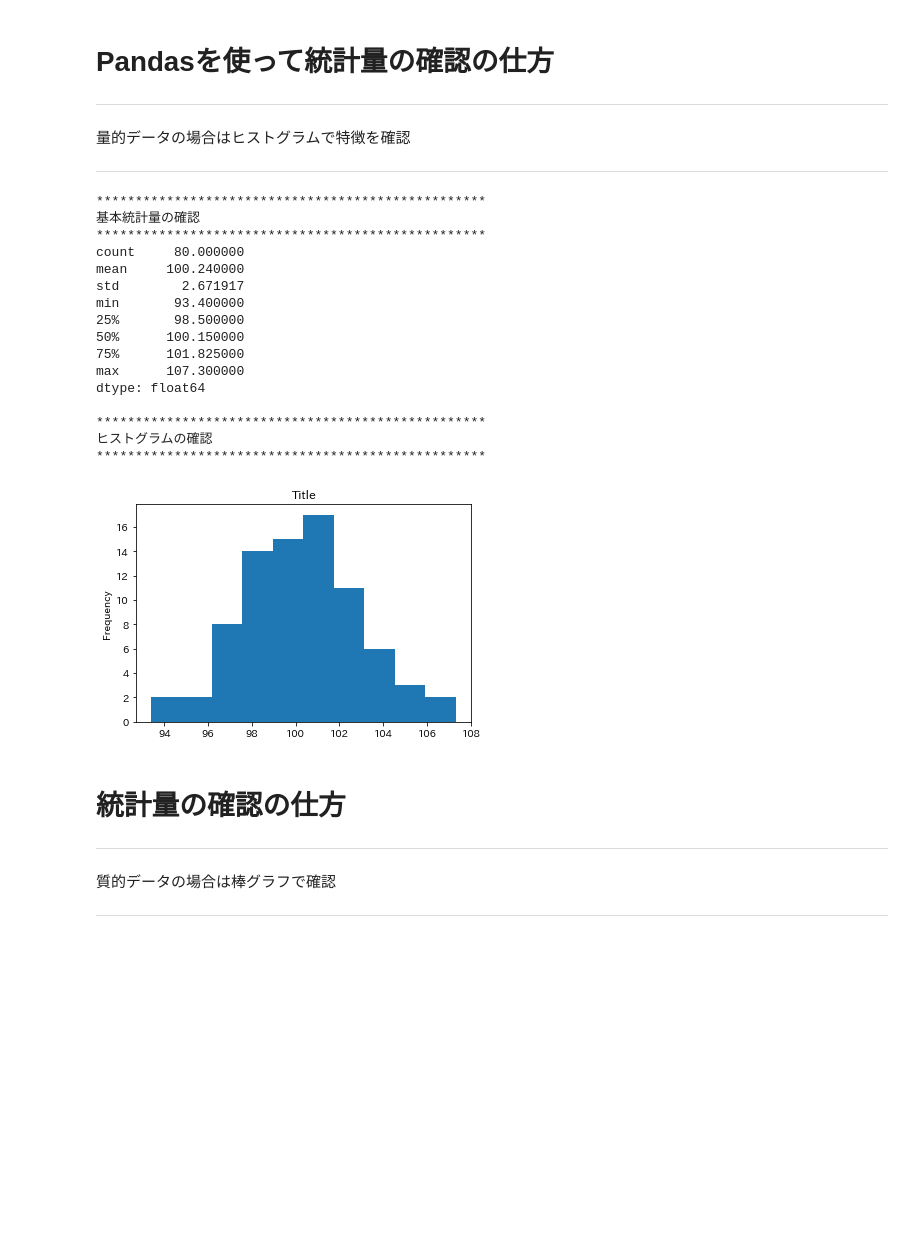
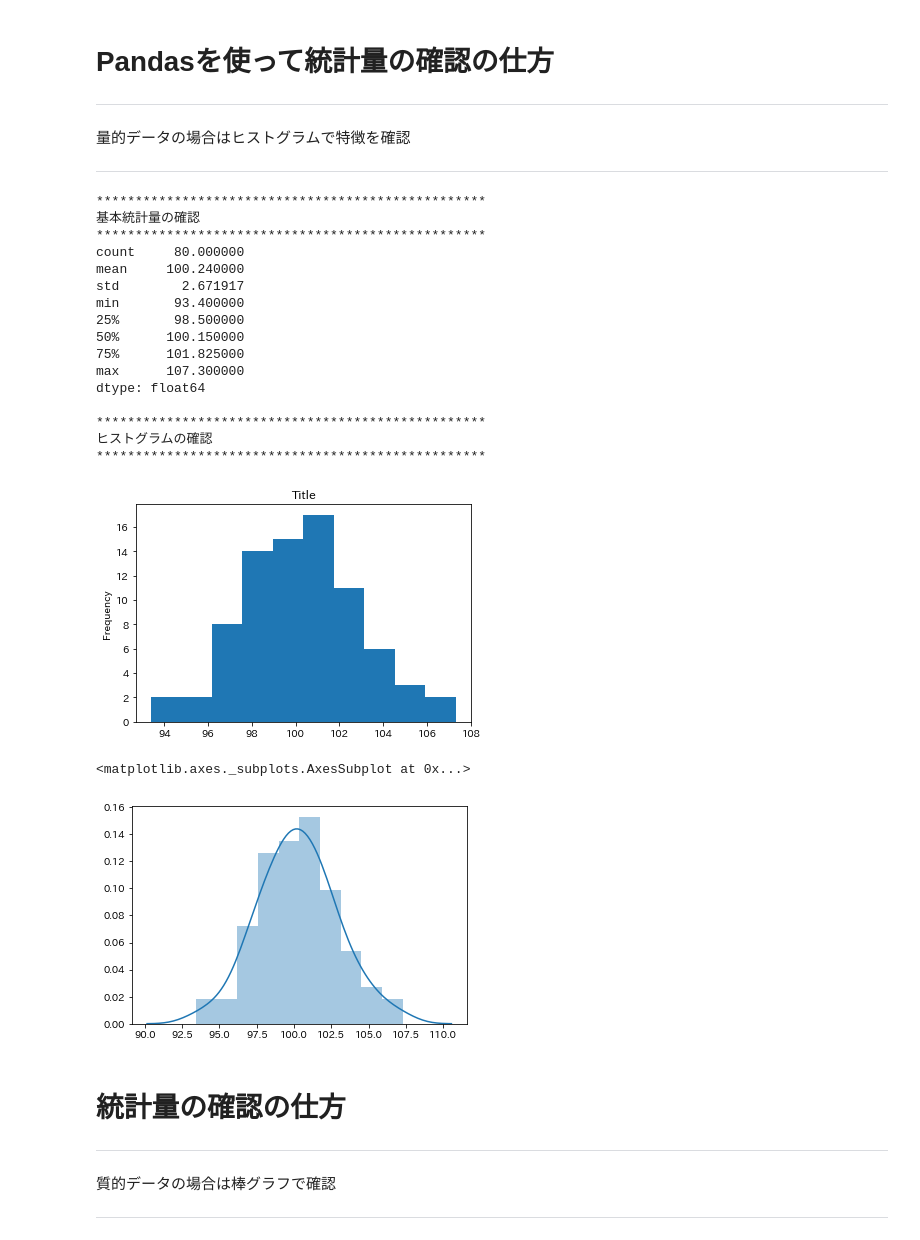
Before and after one commit to Umu-S55/DataAnalyze, a Jupyter notebook: データ分析〜基礎統計量確認〜.ipynb, the cells around one changed output. Cells and saved outputs as stored; diff of their text form; code cells hidden in the pictures; blank space fills up the shorter version.

```diff
--- a/データ分析〜基礎統計量確認〜.ipynb
+++ b/データ分析〜基礎統計量確認〜.ipynb
@@ -72,6 +73,7 @@ class width is :0
 import pandas as pd
 import numpy as np
 import matplotlib.pyplot as plt
+import seaborn as sns
 %matplotlib inline
 
 
@@ -91,33 +93,37 @@ s_data = pd.Series(data)
 print('*'*50)
 print('基本統計量の確認')
 print('*'*50)
 print(s_data.describe())
 
 print()
 
 print('*'*50)
 print('ヒストグラムの確認')
 print('*'*50)
 s_data.plot.hist(title='Title')
 plt.show()
+
+sns.distplot(s_data)
 # %% [output]
 **************************************************
 基本統計量の確認
 **************************************************
 count     80.000000
 mean     100.240000
 std        2.671917
 min       93.400000
 25%       98.500000
 50%      100.150000
 75%      101.825000
 max      107.300000
 dtype: float64
 
 **************************************************
 ヒストグラムの確認
 **************************************************
 [figure]
+<matplotlib.axes._subplots.AxesSubplot at 0x...>
+[figure, added]
 # %% [markdown]
 # 統計量の確認の仕方
 
```
Also changed, not shown: parts of 35 cells of this notebook.
